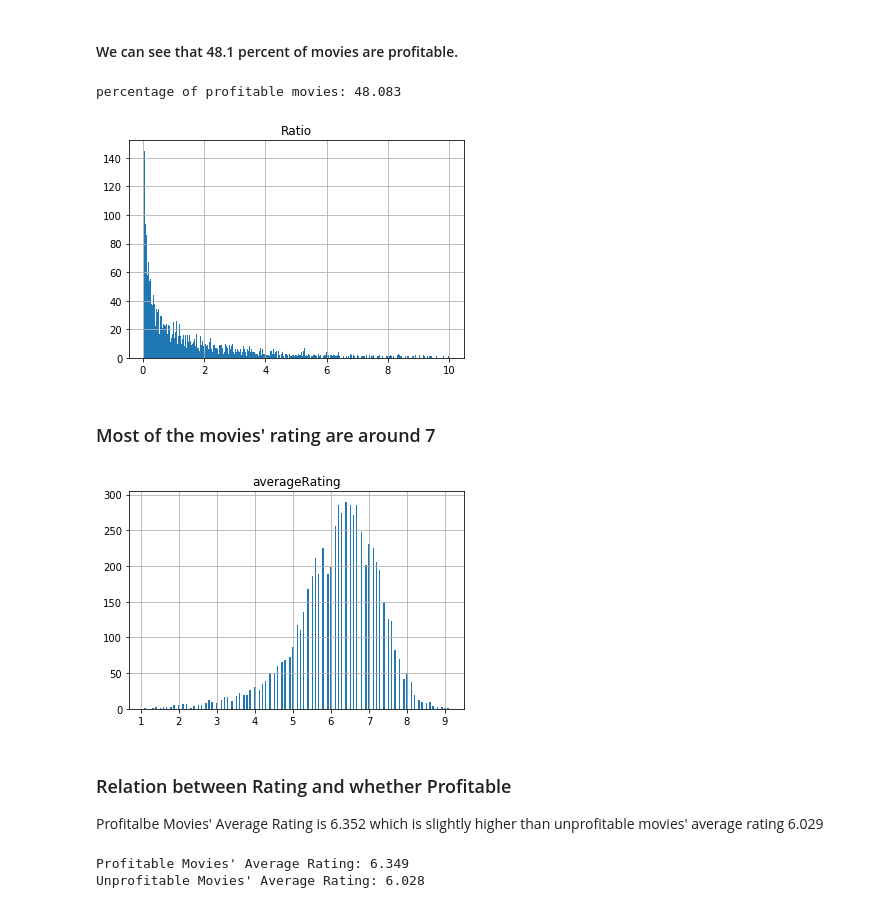
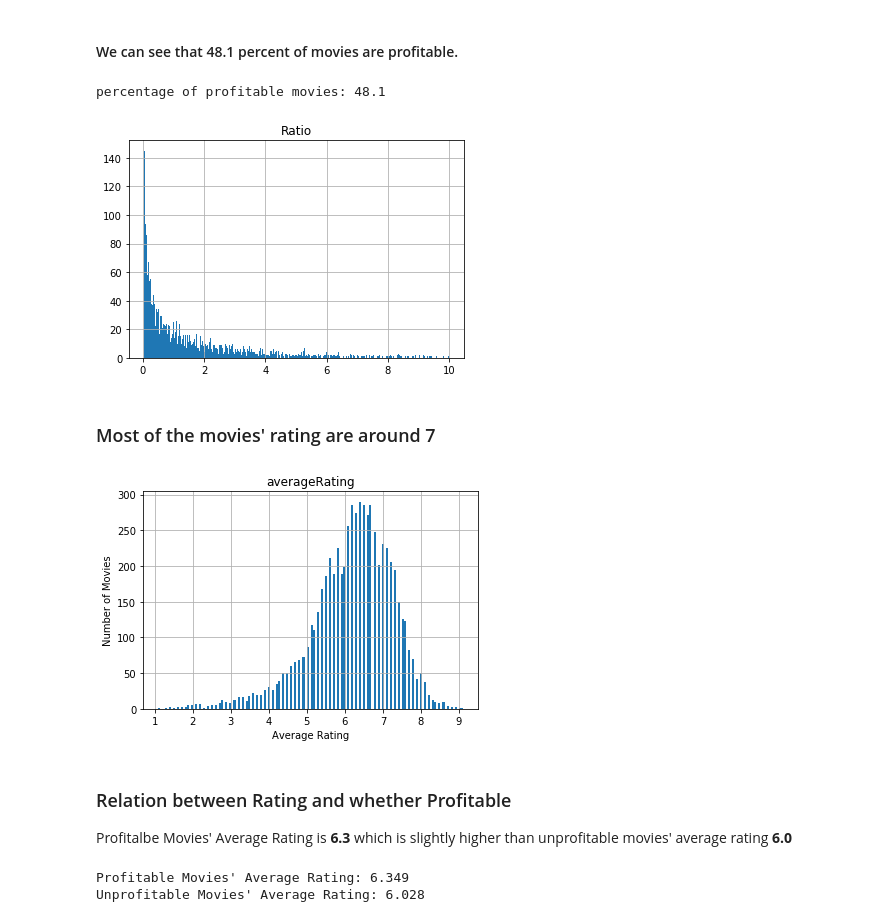
Before and after one commit to pupboss/CE7454-Project-Fall2019, a Jupyter notebook: notebook/notebook.ipynb, the cells around one changed output. Cells and saved outputs as stored; diff of their text form; code cells hidden in the pictures.

```diff
--- a/notebook/notebook.ipynb
+++ b/notebook/notebook.ipynb
@@ -106,23 +108,25 @@ imdb.describe()
 # %% [markdown]
 #### We can see that 48.1 percent of movies are profitable.
 # %%
-print("percentage of profitable movies: %0.3f" % float((imdb['Ratio']>1).sum() / len(imdb) * 100))
+print("percentage of profitable movies: %0.1f " % float((imdb['Ratio']>1).sum() / len(imdb) * 100))
 imdb.hist(column="Ratio",bins=1000)
 plt.show()
 # %% [output]
-percentage of profitable movies: 48.083
+percentage of profitable movies: 48.1
 [figure]
 # %% [markdown]
 ### Most of the movies' rating are around 7
 # %%
-imdb.hist(column="averageRating",bins=200)
+imdb.hist(column="averageRating",bins=150)
+plt.xlabel("Average Rating")
+plt.ylabel("Number of Movies")
 plt.show()
 # %% [output]
-[figure, old version]
+[figure, new version]
 # %% [markdown]
 ### Relation between Rating and whether Profitable
 
-Profitalbe Movies' Average Rating is 6.352 which is slightly higher than unprofitable movies' average rating 6.029
+Profitalbe Movies' Average Rating is **6.3** which is slightly higher than unprofitable movies' average rating **6.0**
 # %%
 print("Profitable Movies' Average Rating: %.3f" % (imdb[imdb['Ratio']>1]['averageRating'].sum() / (imdb['Ratio']>1).sum()))
 print("Unprofitable Movies' Average Rating: %.3f" % (imdb[imdb['Ratio']<=1]['averageRating'].sum() / (imdb['Ratio']<=1).sum()))
```
Also changed, not shown: parts of 8 cells of this notebook, 1 other file.
